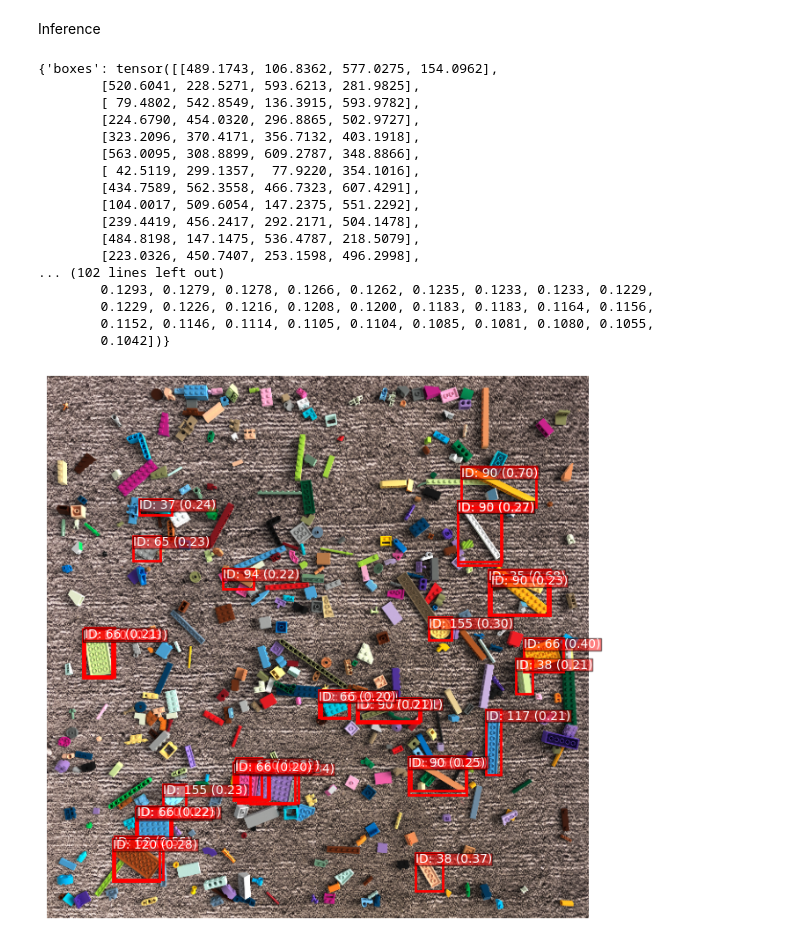
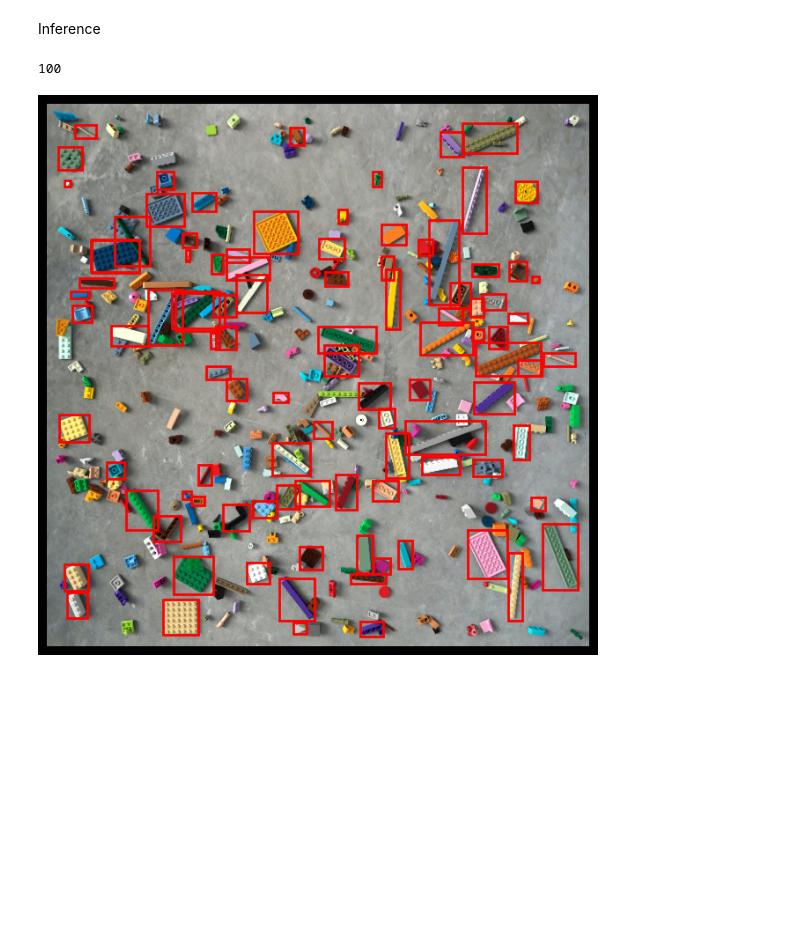
Before and after one commit to Crightub/lego-brick-detection, a Jupyter notebook: inference.ipynb, the cells around one changed output. Cells and saved outputs as stored; diff of their text form; code cells hidden in the pictures; blank space fills up the shorter version.

```diff
--- a/inference.ipynb
+++ b/inference.ipynb
@@ -20,7 +20,7 @@ in_features = model.roi_heads.box_predictor.cls_score.in_features
 model.roi_heads.box_predictor = FastRCNNPredictor(in_features, num_classes)
 
 # 3. Load your trained weights
-checkpoint = torch.load('lego_model_final.pth', map_location=device)
+checkpoint = torch.load('model/model_epoch_20.pth', map_location=device)
 model.load_state_dict(checkpoint['model_state_dict'])
 
 model.to(device)
@@ -65,7 +65,6 @@ def perform_inference(image_path, model, device, threshold=0.2):
 
     pred = prediction[0]
 
-    print(pred)
     boxes = pred['boxes'].cpu().numpy()
     labels = pred['labels'].cpu().numpy()
     scores = pred['scores'].cpu().numpy()
@@ -78,6 +77,8 @@ def perform_inference(image_path, model, device, threshold=0.2):
     plt.imshow(img.permute(1, 2, 0))
     ax = plt.gca()
 
+    print(len(boxes))
+
     for box, label, score in zip(boxes, labels, scores[mask]):
         xmin, ymin, xmax, ymax = box
         # Create a rectangle patch
@@ -85,30 +86,14 @@ def perform_inference(image_path, model, device, threshold=0.2):
                              fill=False, color='red', linewidth=2)
         ax.add_patch(rect)
         # Label with score
-        plt.text(xmin, ymin, f"ID: {label} ({score:.2f})",
-                 verticalalignment='top', color='white',
-                 bbox={'facecolor': 'red', 'alpha': 0.5, 'pad': 0})
+        # plt.text(xmin, ymin, f"ID: {label} ({score:.2f})",
+        #          verticalalignment='top', color='white',
+        #          bbox={'facecolor': 'red', 'alpha': 0.5, 'pad': 0})
 
     plt.axis('off')
     plt.show()
 # %%
-perform_inference('data/train/images/500.png', model, device)
+perform_inference('data/val/images/56.png', model, device)
 # %% [output]
-{'boxes': tensor([[489.1743, 106.8362, 577.0275, 154.0962],
-        [520.6041, 228.5271, 593.6213, 281.9825],
-        [ 79.4802, 542.8549, 136.3915, 593.9782],
-        [224.6790, 454.0320, 296.8865, 502.9727],
-        [323.2096, 370.4171, 356.7132, 403.1918],
-        [563.0095, 308.8899, 609.2787, 348.8866],
-        [ 42.5119, 299.1357,  77.9220, 354.1016],
-        [434.7589, 562.3558, 466.7323, 607.4291],
-        [104.0017, 509.6054, 147.2375, 551.2292],
-        [239.4419, 456.2417, 292.2171, 504.1478],
-        [484.8198, 147.1475, 536.4787, 218.5079],
-        [223.0326, 450.7407, 253.1598, 496.2998],
-... (102 lines left out)
-        0.1293, 0.1279, 0.1278, 0.1266, 0.1262, 0.1235, 0.1233, 0.1233, 0.1229,
-        0.1229, 0.1226, 0.1216, 0.1208, 0.1200, 0.1183, 0.1183, 0.1164, 0.1156,
-        0.1152, 0.1146, 0.1114, 0.1105, 0.1104, 0.1085, 0.1081, 0.1080, 0.1055,
-        0.1042])}
+100
-[figure, old version]
+[figure, new version]
```
Also changed, not shown: 1 other file.
